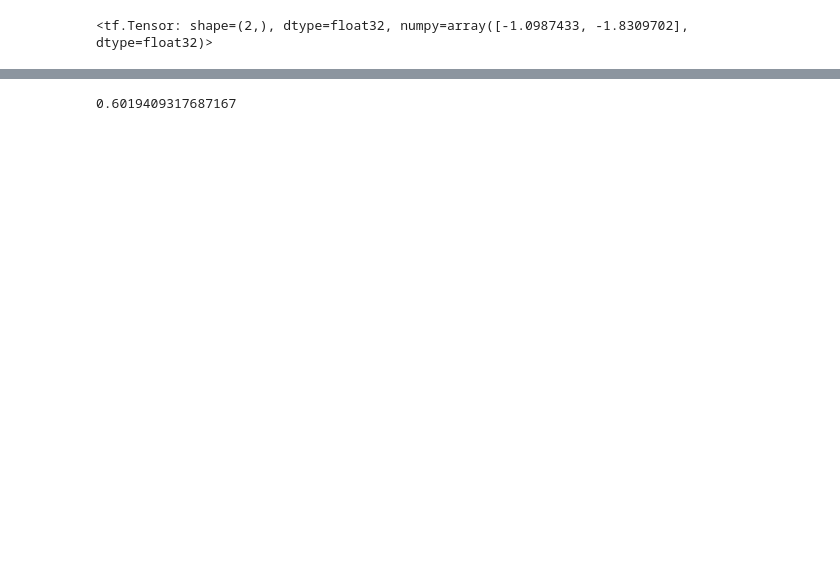
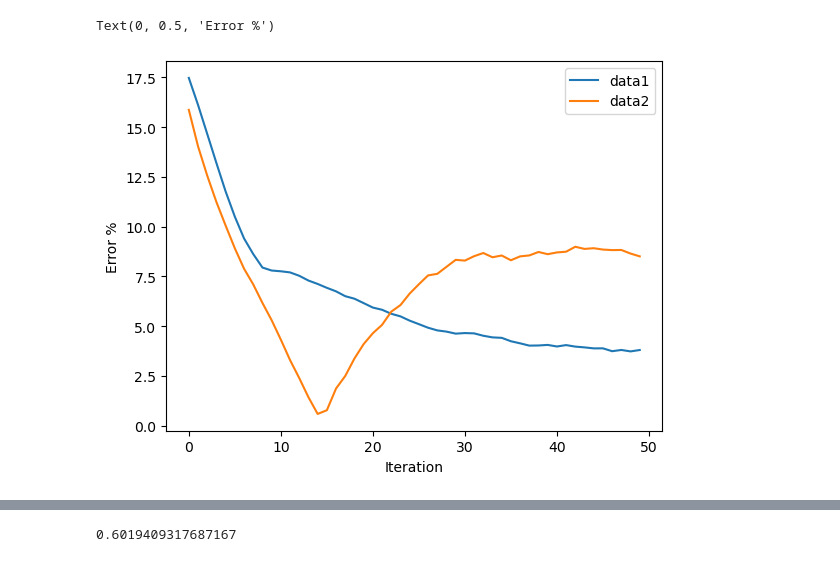
Before and after one commit to matangrinberg/parametrized-classifiers, a Jupyter notebook: parameter_learning.ipynb, the cells around one changed output, grey strips where cells are left out. Drawn from its saved outputs; the diff is of its cells as text; code cells hidden in the pictures; blank space fills up the shorter version.

```diff
--- a/parameter_learning.ipynb
+++ b/parameter_learning.ipynb
@@ -128,4 +122,14 @@ After  49 iterations, LE %:  1.004105806350708  IE %:  7.983726263046265
-# %%
-weights1
-# %% [output]
-<tf.Tensor: shape=(2,), dtype=float32, numpy=array([-1.0987433, -1.8309702], dtype=float32)>
+# %%
+a1 = np.array(list1)
+a2 = np.array(list2)
+e1 = 100 * np.sum(np.abs((angles - a1) / angles), axis = 1)/2
+e2 = 100 * np.sum(np.abs((angles - a2) / angles), axis = 1)/2
+
+plt.plot(e1, label='data1')
+plt.plot(e2, label='data2')
+plt.legend()
+plt.xlabel('Iteration')
+plt.ylabel('Error %')
+# %% [output]
+Text(0, 0.5, 'Error %')
+[figure, added]
```
Also changed, not shown: parts of 6 cells of this notebook, 1 other file.
